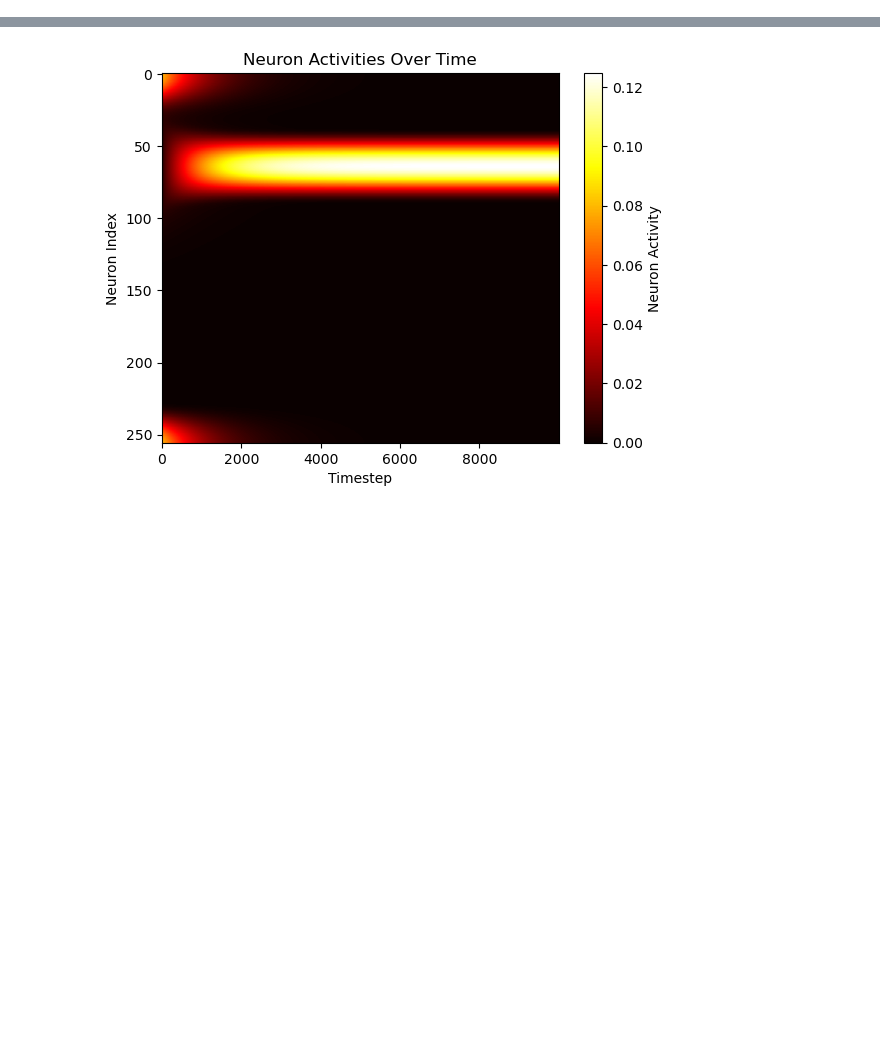
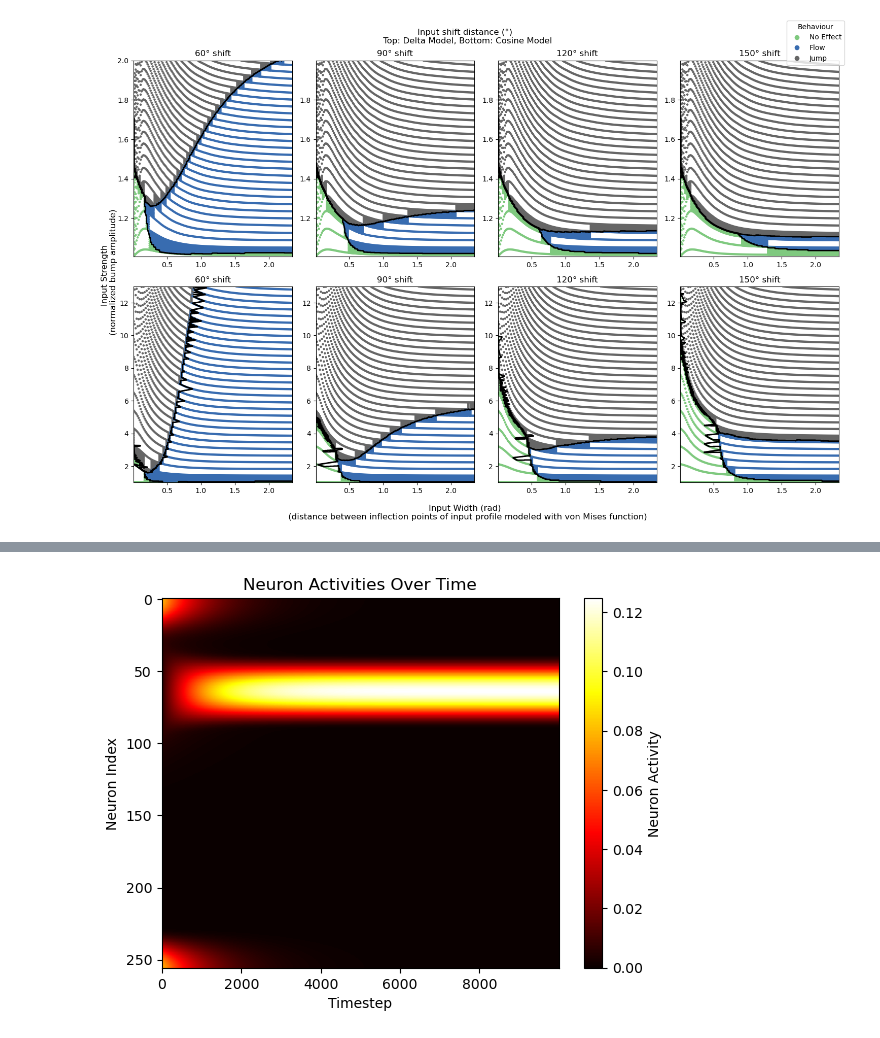
Before and after one commit to CEBangu/RingAttractor, a Jupyter notebook: ring_attractor/plotting.ipynb, the cells around one changed output, grey strips where cells are left out. Cells and saved outputs as stored; diff of their text form; code cells hidden in the pictures; blank space fills up the shorter version.

```diff
--- a/ring_attractor/plotting.ipynb
+++ b/ring_attractor/plotting.ipynb
@@ -41,0 +69,73 @@ plt.show()
+# %%
+import os
+deltas = ["d60.txt", "d90.txt", "d120.txt", "d150.txt"]
+delta_threshold = 2
+cosines = ["c60.txt", "c90.txt", "c120.txt", "c150.txt"]
+cosine_threshold = 13
+
+degree_symbol = u'\N{DEGREE SIGN}'
+
+dir = os.path.join(os.getcwd(), "build/src/results/")
+
+
+
+fig, axs = plt.subplots(2, 4, figsize=(15, 10))
+for i, delta in enumerate(deltas):
+    header = ['ampliini', 'ampliaft', 'width', 'behaviour','amp']  # from their code
+    df = pd.read_csv(os.path.join(dir, delta), delimiter=' ', header=None, names=header)  # space separated
+    df['normalized_bump_amplitude'] = df.iloc[:, 1] / df.iloc[:, 0]
+    filtered_df = df[df['normalized_bump_amplitude'] <= delta_threshold]
+
+    # mesh
+    x = filtered_df['width'].to_numpy()
+    y = filtered_df['normalized_bump_amplitude'].to_numpy()
+    z = filtered_df['behaviour'].to_numpy()
+    xi = np.linspace(x.min(), x.max(), 1000)
+    yi = np.linspace(y.min(), y.max(), 1000)
+    xi, yi = np.meshgrid(xi, yi)
+    zi = griddata((x, y), z, (xi, yi), method='linear')
+
+    ax = axs[0, i]
+    scatter = ax.scatter(filtered_df['width'], filtered_df['normalized_bump_amplitude'], c=filtered_df['behaviour'],
+                         s=5, alpha=1, cmap='Accent')
+    colours = ['black', 'black', 'black']
+    contour = ax.contour(xi, yi, zi, levels=np.unique(z), colors=colours, linewidths=2)
+    ax.set_title(f"{''.join(map(str, [int(s) for s in delta if s.isdigit()]))}{degree_symbol} shift")
+
+# Create a legend for the scatter plot
+handles, labels = scatter.legend_elements(prop="colors")
+legend_labels = ['No Effect', 'Flow', 'Jump']
+legend = fig.legend(handles, legend_labels, title="Behaviour", loc="upper right")
+
+for i, cosine in enumerate(cosines):
+    header = ['ampliini', 'ampliaft', 'width', 'behaviour', 'amp']  # from their code
+    df = pd.read_csv(os.path.join(dir, cosine), delimiter=' ', header=None, names=header)  # space separated
+    df['normalized_bump_amplitude'] = df.iloc[:, 1] / df.iloc[:, 0]
+    filtered_df = df[df['normalized_bump_amplitude'] <= cosine_threshold]
+
+    # mesh
+    x = filtered_df['width'].to_numpy()
+    y = filtered_df['normalized_bump_amplitude'].to_numpy()
+    z = filtered_df['behaviour'].to_numpy()
+    xi = np.linspace(x.min(), x.max(), 1000)
+    yi = np.linspace(y.min(), y.max(), 1000)
+    xi, yi = np.meshgrid(xi, yi)
+    zi = griddata((x, y), z, (xi, yi), method='linear')
+
+    ax = axs[1, i]
+    scatter = ax.scatter(filtered_df['width'], filtered_df['normalized_bump_amplitude'], c=filtered_df['behaviour'],
+                         s=5, alpha=1, cmap='Accent')
+    colours = ['black', 'black', 'black']
+    contour = ax.contour(xi, yi, zi, levels=np.unique(z), colors=colours, linewidths=2)
+    ax.set_title(f"{''.join(map(str, [int(s) for s in cosine if s.isdigit()]))}{degree_symbol} shift")
+
+fig.supxlabel("Input Width (rad) \n (distance between inflection points of input profile modeled with von Mises function)")
+fig.supylabel("           Input Strength \n(normalized bump amplitude)")
+fig.suptitle(f"Input shift distance ({degree_symbol}) \n Top: Delta Model, Bottom: Cosine Model")
+
+
+plt.tight_layout()
+plt.savefig("fig4_recreate.png", dpi=200)
+plt.show()
+# %% [output]
+[figure, added]
```
Also changed, not shown: parts of 8 cells of this notebook, 1 other file.
